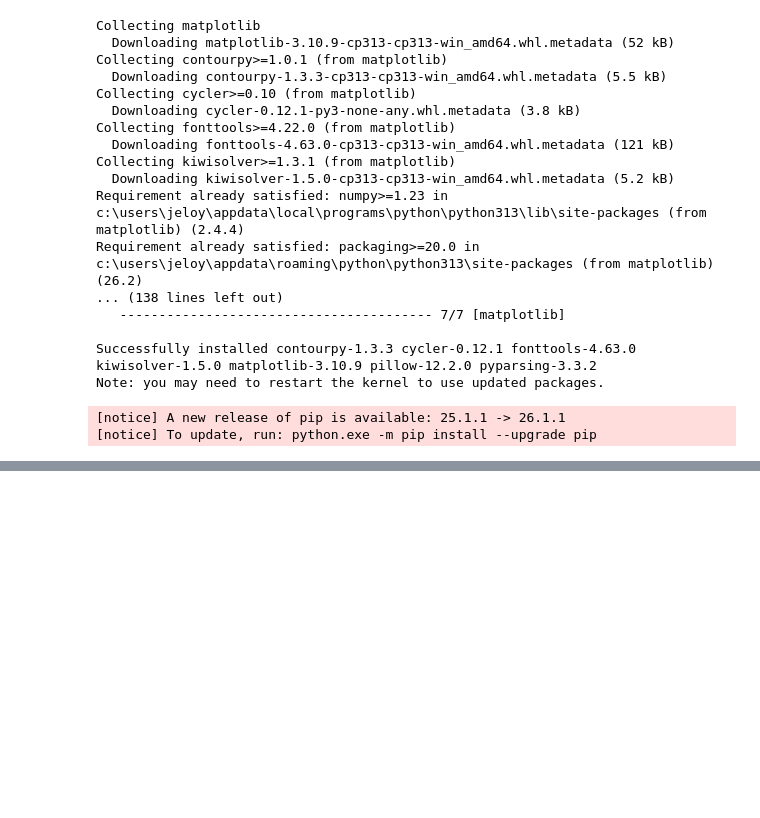
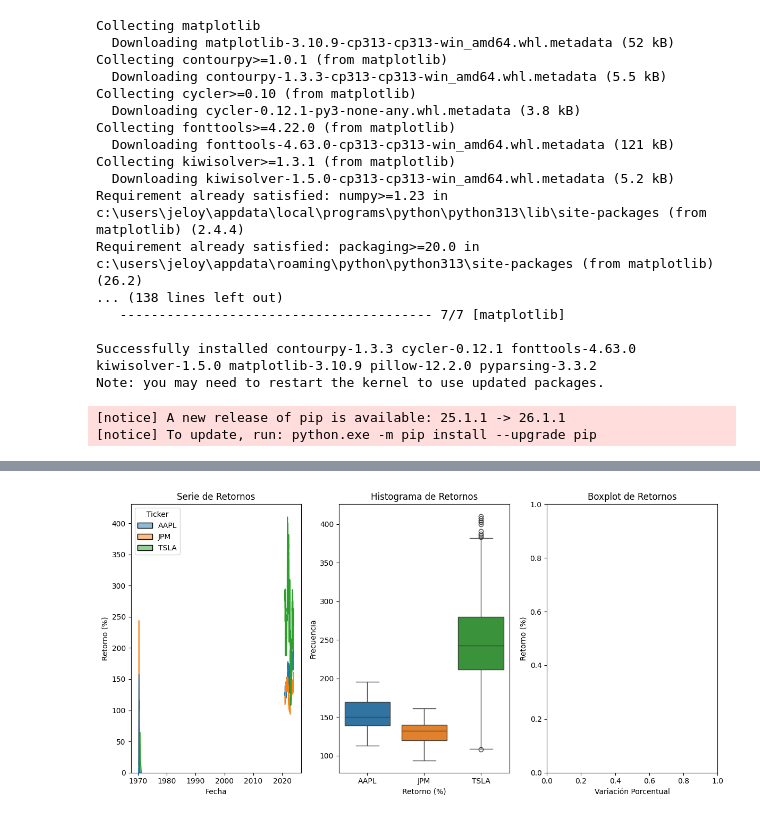
Before and after one commit to Felipe-Lopez-Vergara/ds_finance_-Lopez-, a Jupyter notebook: notebooks/HW_Sesion_1.ipynb, the cells around one changed output, grey strips where cells are left out. Cells and saved outputs as stored; diff of their text form; code cells hidden in the pictures; blank space fills up the shorter version.

```diff
--- a/notebooks/HW_Sesion_1.ipynb
+++ b/notebooks/HW_Sesion_1.ipynb
@@ -208,3 +167,25 @@ def plot_retornos(df):
+# %%
+fig, axes = plt.subplots(1,3, figsize=(12, 6))
+
+axes[0].plot(df)
+axes[0].set_title("Serie de Retornos")
+axes[0].set_xlabel("Fecha")
+axes[0].set_ylabel("Retorno (%)")
+
+sns.histplot(df, bins=30, kde=True, ax=axes[0])
+axes[1].set_title("Histograma de Retornos")
+axes[1].set_xlabel("Retorno (%)")
+axes[1].set_ylabel("Frecuencia")
+
+sns.boxplot(df, orient='v', ax=axes[1])
+axes[2].set_title("Boxplot de Retornos")
+axes[2].set_xlabel("Variación Porcentual")
+axes[2].set_ylabel("Retorno (%)")
+
+plt.tight_layout()
+plt.show()
+# %% [output]
+[figure, added]
 # %%
 plt.figure(figsize=(10, 6))
 df_retornos.plot()
```
Also changed, not shown: parts of 10 cells of this notebook.
